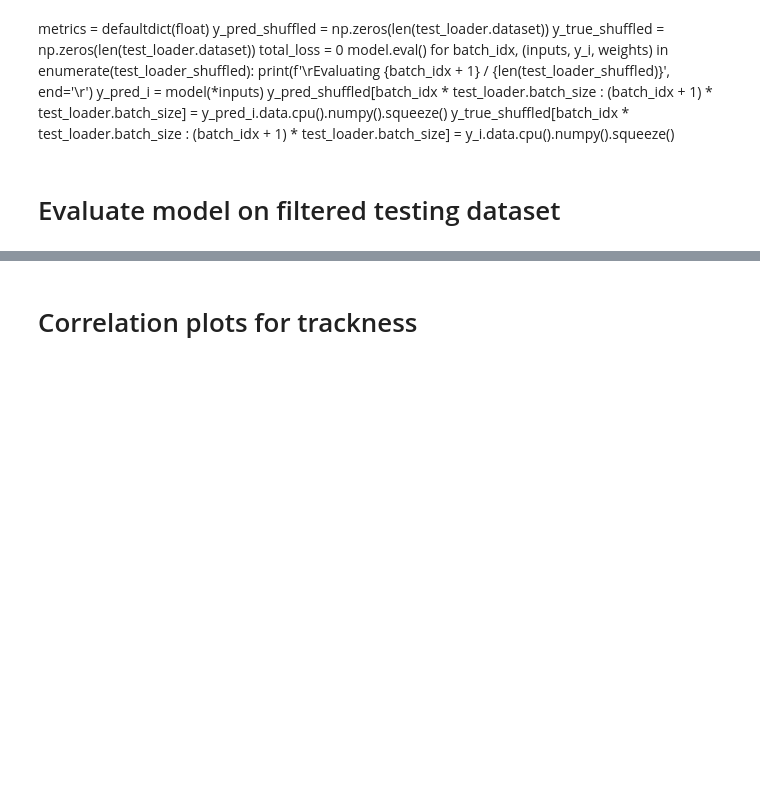
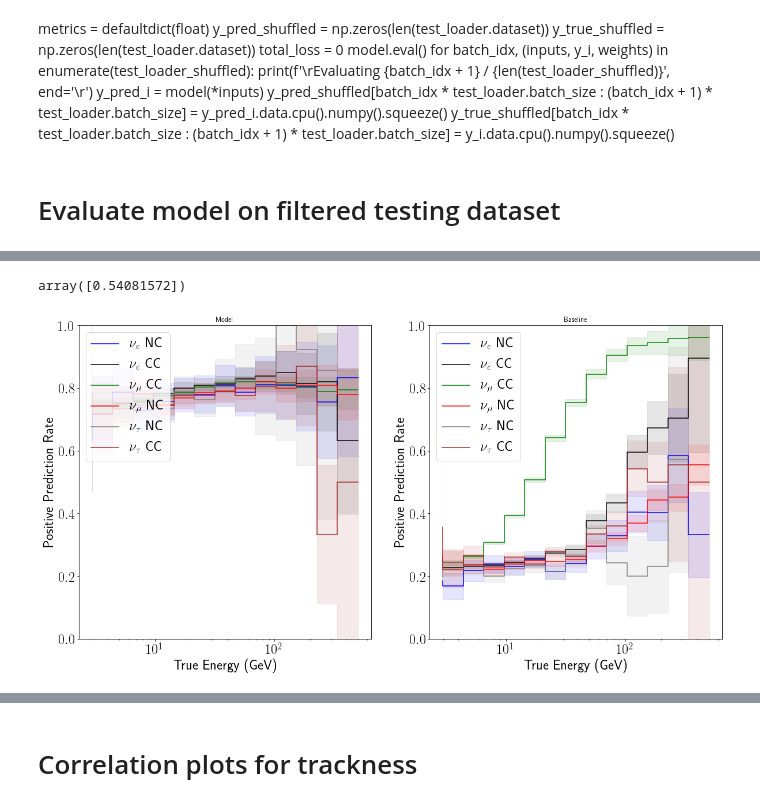
Before and after one commit to ruian1/NuIntClassification, a Jupyter notebook: baselines.ipynb, the cells around one changed output, grey strips where cells are left out. Cells and saved outputs as stored; diff of their text form; code cells hidden in the pictures; blank space fills up the shorter version.

```diff
--- a/baselines.ipynb
+++ b/baselines.ipynb
@@ -313 +368,11 @@ After Cascade Energy filter 119889 / 220295 events remain.
+# %%
+idx_filter.sum() / idx_filter.shape
+# %% [output]
+array([0.54081572])
+# %%
+ppr_plots(y_model, y_baseline, data_test.targets, total_energy, pdg_encodings, interaction_types,
+         plots, bins=15, min_charge=2.0, max_charge=500.0, xlabel='True Energy (GeV)',
+         filepath=os.path.join('.', 'plots', model_idx, 'ppr_all.pdf'))
+# %% [output]
+[figure, added]
 # %%
```
Also changed, not shown: parts of 39 cells of this notebook, 1 other file.
